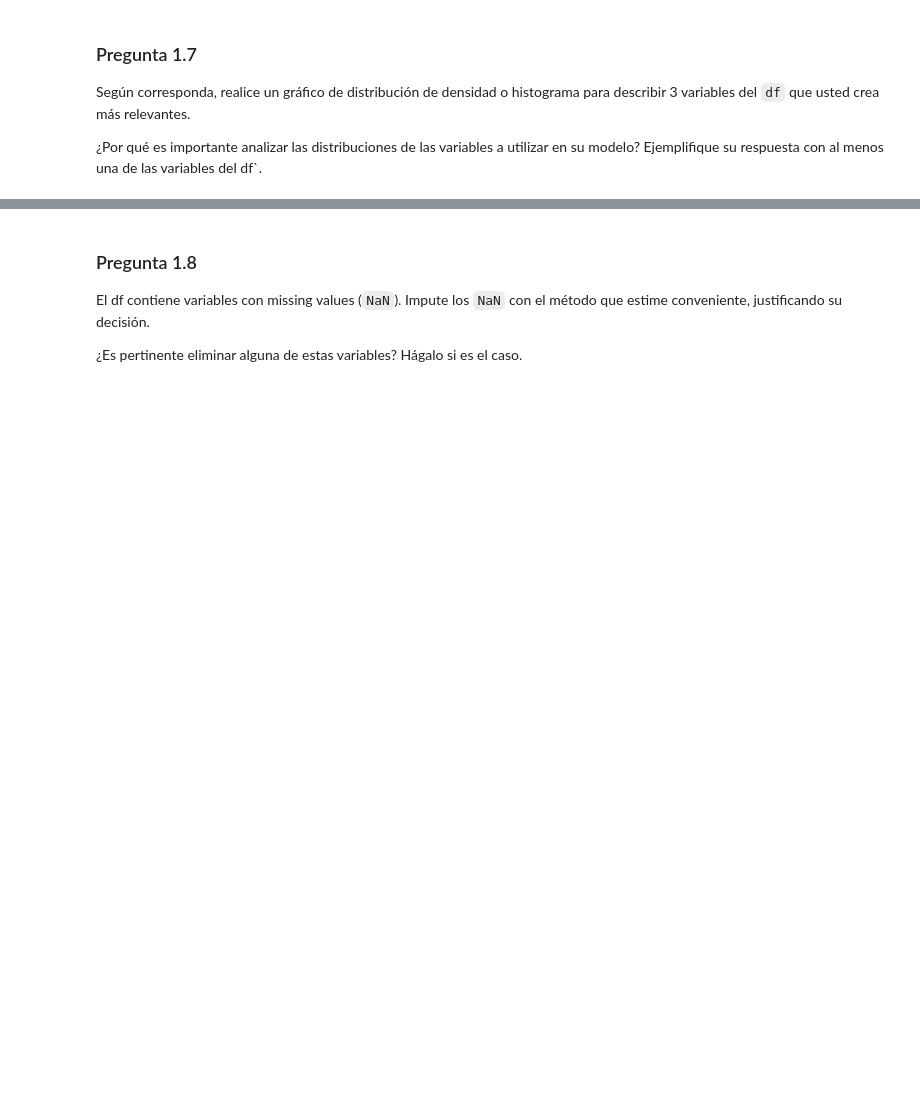
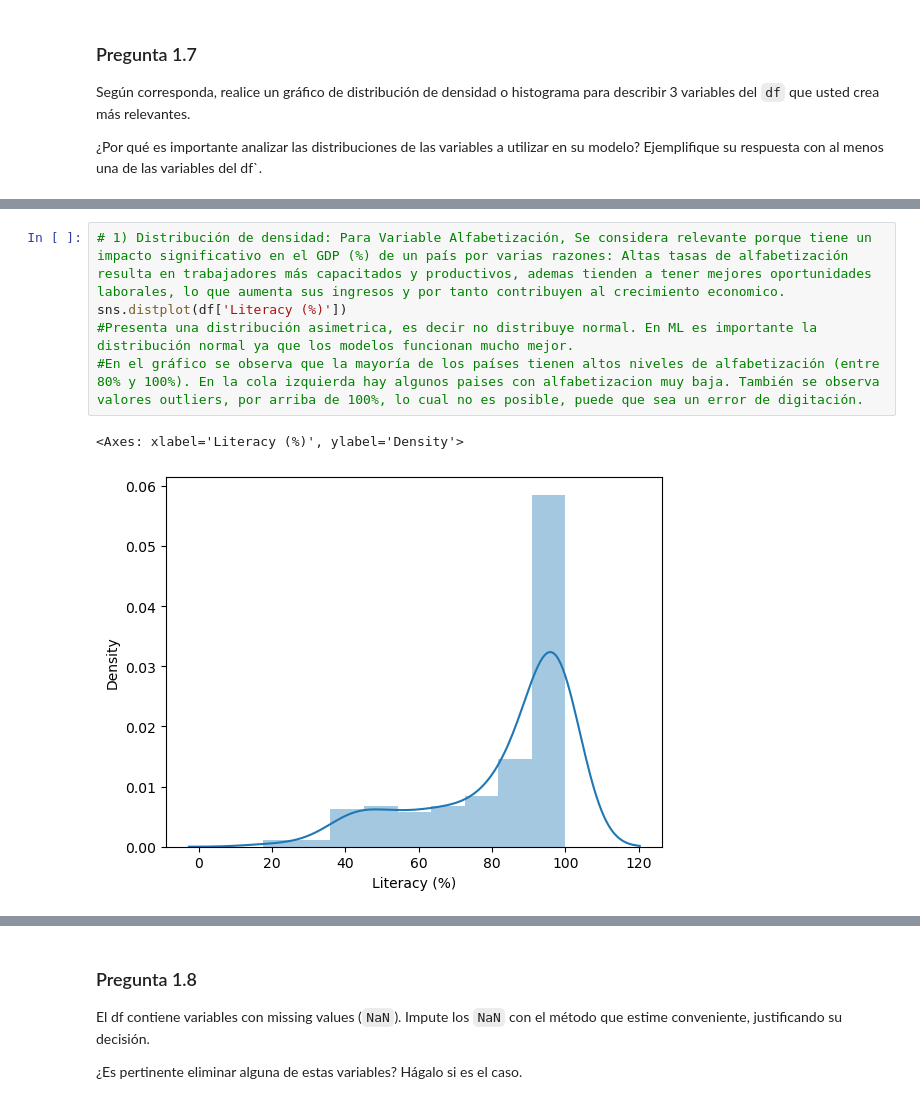
Before and after one commit to GabOqueli-16062022/Aplicaciones_Machine_Learning_economia, a Jupyter notebook: Tarea I/Tarea_1.ipynb, the cells around one changed output, grey strips where cells are left out. Cells and saved outputs as stored; diff of their text form; blank space fills up the shorter version.

```diff
--- a/Tarea I/Tarea_1.ipynb
+++ b/Tarea I/Tarea_1.ipynb
@@ -154,0 +350,8 @@ Según corresponda, realice un gráfico de distribución de densidad o histogram
+# %%
+# 1) Distribución de densidad: Para Variable Alfabetización, Se considera relevante porque tiene un impacto significativo en el GDP (%) de un país por varias razones: Altas tasas de alfabetización  resulta en trabajadores más capacitados y productivos, ademas tienden a tener mejores oportunidades laborales, lo que aumenta sus ingresos y por tanto contribuyen al crecimiento economico.
+sns.distplot(df['Literacy (%)'])
+#Presenta una distribución asimetrica, es decir no distribuye normal. En ML es importante la distribución normal ya que los modelos funcionan mucho mejor.
+#En el gráfico se observa que la mayoría de los países tienen altos niveles de alfabetización (entre 80% y 100%). En la cola izquierda hay algunos paises con alfabetizacion muy baja. También se observa valores outliers, por arriba de 100%, lo cual no es posible, puede que sea un error de digitación.
+# %% [output]
+<Axes: xlabel='Literacy (%)', ylabel='Density'>
+[figure, added]
```
Also changed, not shown: parts of 29 cells of this notebook.
